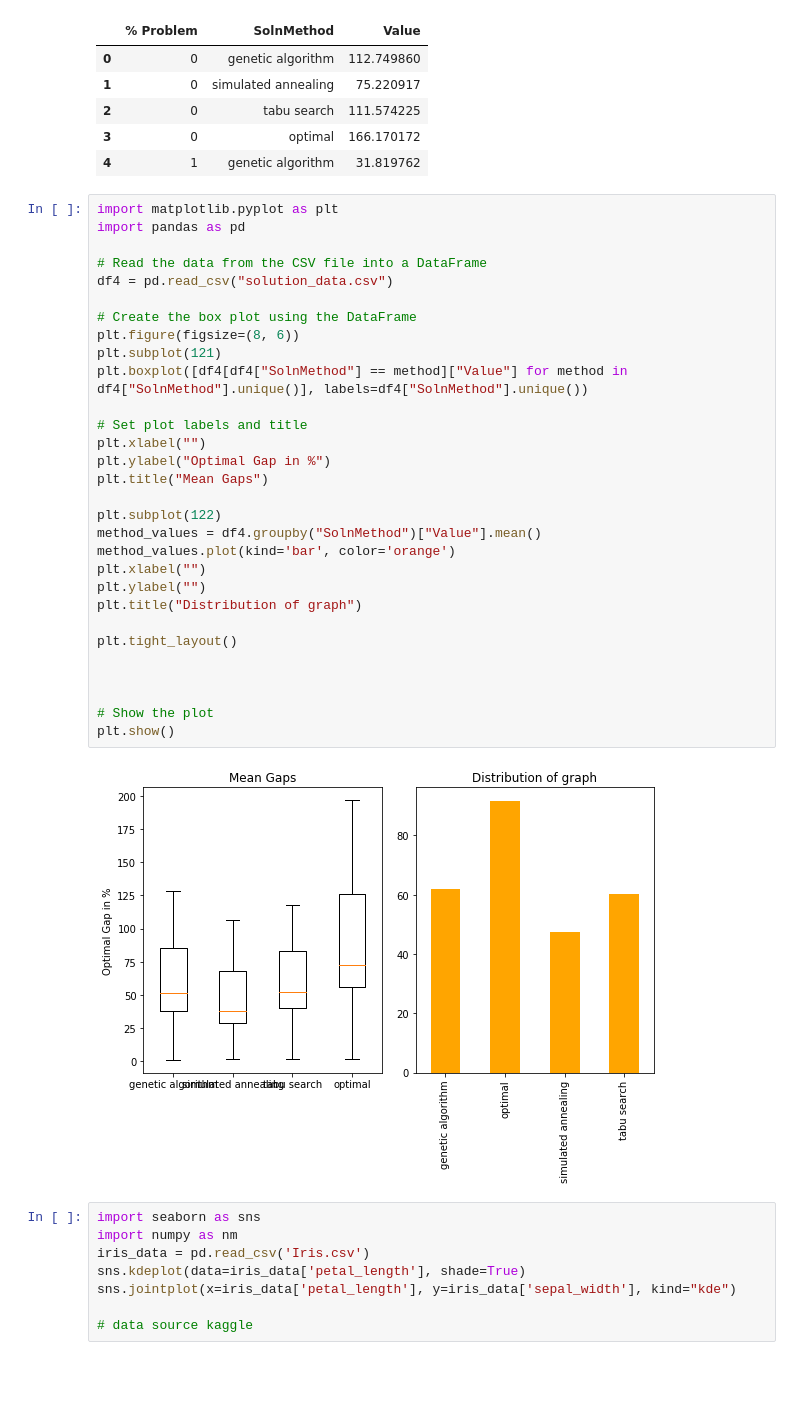
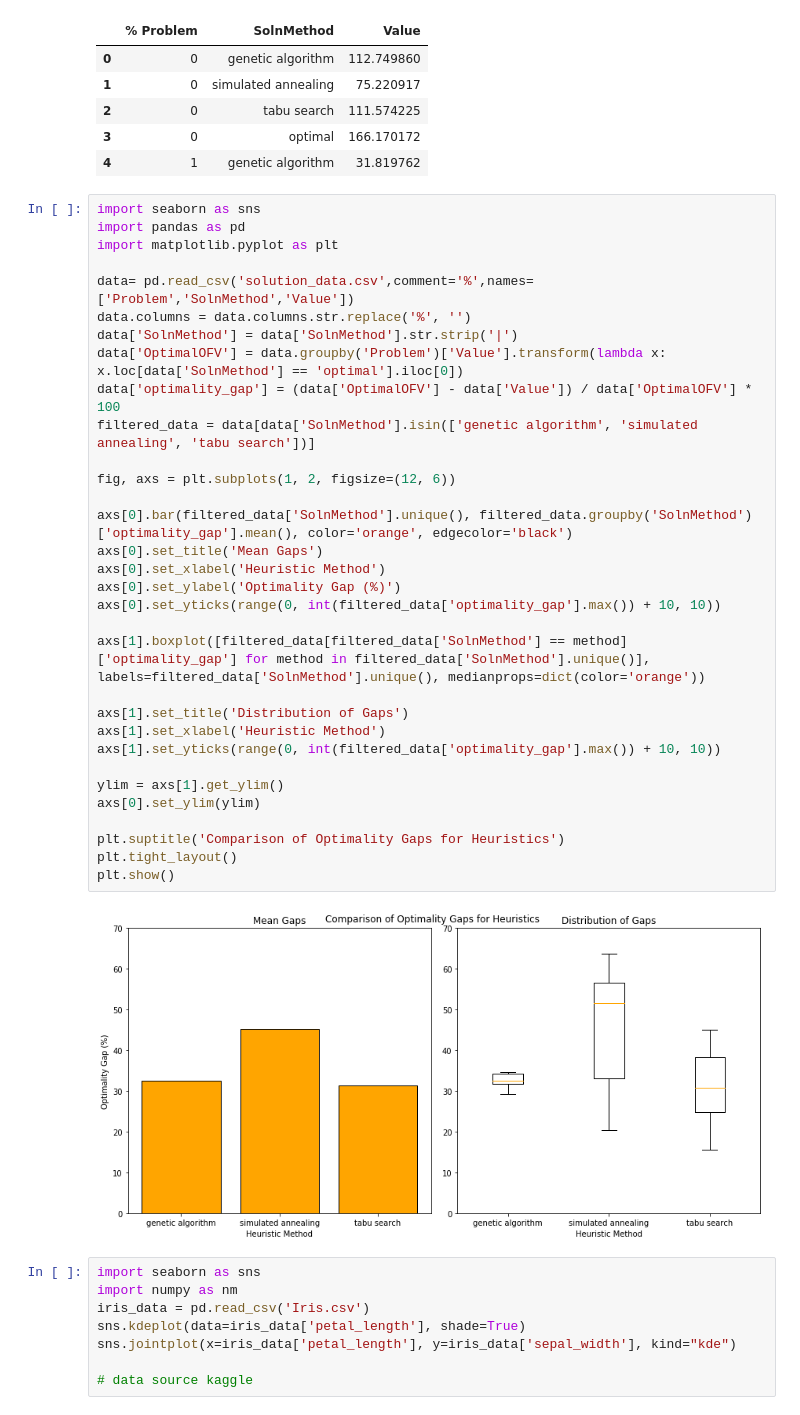
Before and after one commit to IE-555/homework4-vinaysid02, a Jupyter notebook: vinaysid_h4.ipynb, the cells around one changed output. Drawn from its saved outputs; the diff is of its cells as text; blank space fills up the shorter version.

```diff
--- a/vinaysid_h4.ipynb
+++ b/vinaysid_h4.ipynb
@@ -95,38 +85,40 @@ df4.head()
 | 2 | 0 | tabu search | 111.574225 |
 | 3 | 0 | optimal | 166.170172 |
 | 4 | 1 | genetic algorithm | 31.819762 |
-# %%
-import matplotlib.pyplot as plt
-import pandas as pd
-
-# Read the data from the CSV file into a DataFrame
-df4 = pd.read_csv("solution_data.csv")
-
-# Create the box plot using the DataFrame
-plt.figure(figsize=(8, 6))
-plt.subplot(121)
-plt.boxplot([df4[df4["SolnMethod"] == method]["Value"] for method in df4["SolnMethod"].unique()], labels=df4["SolnMethod"].unique())
-
-# Set plot labels and title
-plt.xlabel("")
-plt.ylabel("Optimal Gap in %")
-plt.title("Mean Gaps")
-
-plt.subplot(122)
-method_values = df4.groupby("SolnMethod")["Value"].mean()
-method_values.plot(kind='bar', color='orange')
-plt.xlabel("")
-plt.ylabel("")
-plt.title("Distribution of graph")
-
-plt.tight_layout()
-
-
-
-# Show the plot
-plt.show()
-# %% [output]
-[figure, removed]
+# %%
+import seaborn as sns
+import pandas as pd
+import matplotlib.pyplot as plt
+
+data= pd.read_csv('solution_data.csv',comment='%',names=['Problem','SolnMethod','Value'])
+data.columns = data.columns.str.replace('%', '')
+data['SolnMethod'] = data['SolnMethod'].str.strip('|')
+data['OptimalOFV'] = data.groupby('Problem')['Value'].transform(lambda x: x.loc[data['SolnMethod'] == 'optimal'].iloc[0])
+data['optimality_gap'] = (data['OptimalOFV'] - data['Value']) / data['OptimalOFV'] * 100
+filtered_data = data[data['SolnMethod'].isin(['genetic algorithm', 'simulated annealing', 'tabu search'])]
+
+fig, axs = plt.subplots(1, 2, figsize=(12, 6))
+
+axs[0].bar(filtered_data['SolnMethod'].unique(), filtered_data.groupby('SolnMethod')['optimality_gap'].mean(), color='orange', edgecolor='black')
+axs[0].set_title('Mean Gaps')
+axs[0].set_xlabel('Heuristic Method')
+axs[0].set_ylabel('Optimality Gap (%)')
+axs[0].set_yticks(range(0, int(filtered_data['optimality_gap'].max()) + 10, 10))
+
+axs[1].boxplot([filtered_data[filtered_data['SolnMethod'] == method]['optimality_gap'] for method in filtered_data['SolnMethod'].unique()], labels=filtered_data['SolnMethod'].unique(), medianprops=dict(color='orange'))
+
+axs[1].set_title('Distribution of Gaps')
+axs[1].set_xlabel('Heuristic Method')
+axs[1].set_yticks(range(0, int(filtered_data['optimality_gap'].max()) + 10, 10))
+
+ylim = axs[1].get_ylim()
+axs[0].set_ylim(ylim)
+
+plt.suptitle('Comparison of Optimality Gaps for Heuristics')
+plt.tight_layout()
+plt.show()
+# %% [output]
+[figure, added]
 # %%
 import seaborn as sns
 import numpy as nm
```
Also changed, not shown: parts of 2 cells of this notebook.
